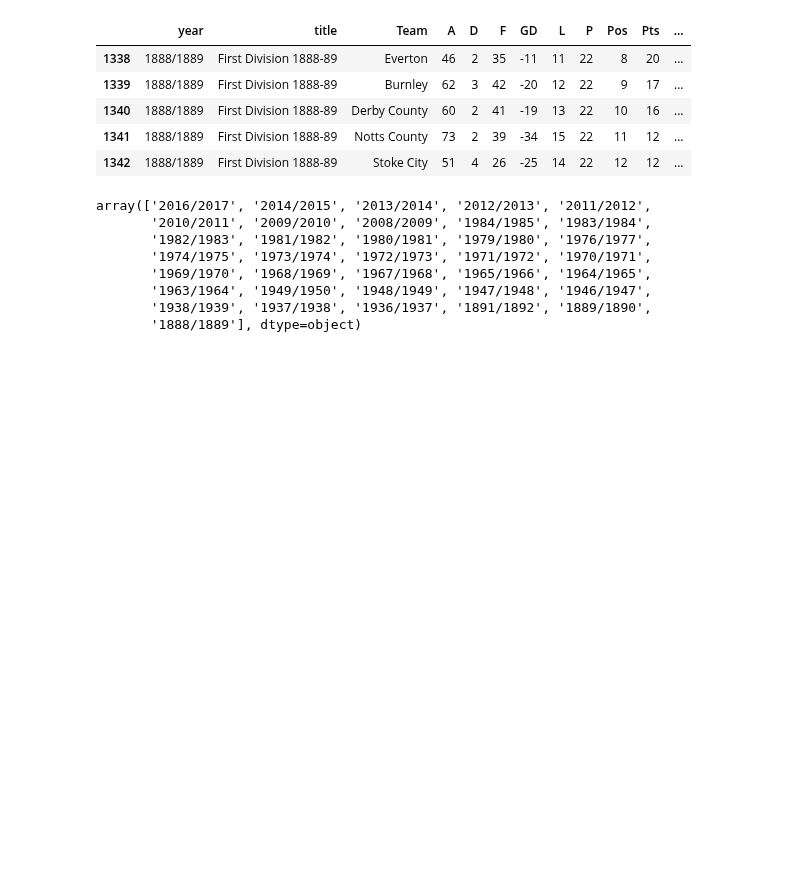
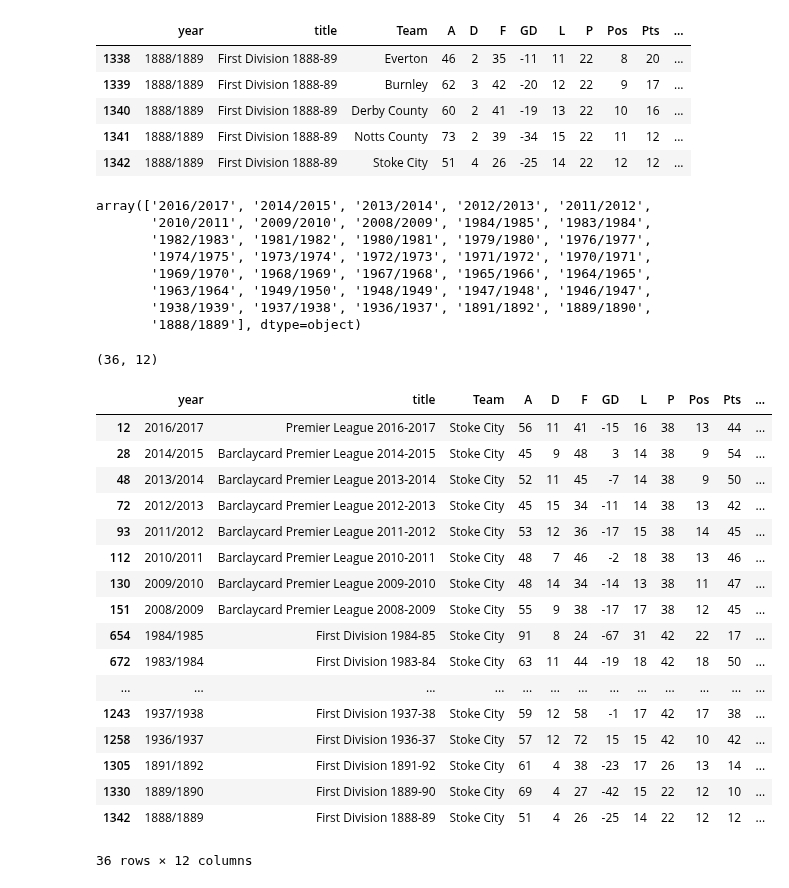
Before and after one commit to myfriendscallmeJ/a4, a Jupyter notebook: Project 4.ipynb, the cells around one changed output. Saved outputs shown, nothing was run; the diff lists cells and outputs as text; code cells hidden in the pictures; blank space fills up the shorter version.

```diff
--- a/Project 4.ipynb
+++ b/Project 4.ipynb
@@ -364,3 +357,28 @@ array(['2016/2017', '2014/2015', '2013/2014', '2012/2013', '2011/2012',
        '1963/1964', '1949/1950', '1948/1949', '1947/1948', '1946/1947',
        '1938/1939', '1937/1938', '1936/1937', '1891/1892', '1889/1890',
        '1888/1889'], dtype=object)
+# %%
+StokeTable.shape
+# %% [output]
+(36, 12)
+# %%
+StokeTable
+# %% [output]
+|  | year | title | Team | A | D | F | GD | L | P | Pos | Pts | ... |
+| 12 | 2016/2017 | Premier League 2016-2017 | Stoke City | 56 | 11 | 41 | -15 | 16 | 38 | 13 | 44 | ... |
+| 28 | 2014/2015 | Barclaycard Premier League 2014-2015 | Stoke City | 45 | 9 | 48 | 3 | 14 | 38 | 9 | 54 | ... |
+| 48 | 2013/2014 | Barclaycard Premier League 2013-2014 | Stoke City | 52 | 11 | 45 | -7 | 14 | 38 | 9 | 50 | ... |
+| 72 | 2012/2013 | Barclaycard Premier League 2012-2013 | Stoke City | 45 | 15 | 34 | -11 | 14 | 38 | 13 | 42 | ... |
+| 93 | 2011/2012 | Barclaycard Premier League 2011-2012 | Stoke City | 53 | 12 | 36 | -17 | 15 | 38 | 14 | 45 | ... |
+| 112 | 2010/2011 | Barclaycard Premier League 2010-2011 | Stoke City | 48 | 7 | 46 | -2 | 18 | 38 | 13 | 46 | ... |
+| 130 | 2009/2010 | Barclaycard Premier League 2009-2010 | Stoke City | 48 | 14 | 34 | -14 | 13 | 38 | 11 | 47 | ... |
+| 151 | 2008/2009 | Barclaycard Premier League 2008-2009 | Stoke City | 55 | 9 | 38 | -17 | 17 | 38 | 12 | 45 | ... |
+| 654 | 1984/1985 | First Division 1984-85 | Stoke City | 91 | 8 | 24 | -67 | 31 | 42 | 22 | 17 | ... |
+| 672 | 1983/1984 | First Division 1983-84 | Stoke City | 63 | 11 | 44 | -19 | 18 | 42 | 18 | 50 | ... |
+| ... | ... | ... | ... | ... | ... | ... | ... | ... | ... | ... | ... | ... |
+| 1243 | 1937/1938 | First Division 1937-38 | Stoke City | 59 | 12 | 58 | -1 | 17 | 42 | 17 | 38 | ... |
+| 1258 | 1936/1937 | First Division 1936-37 | Stoke City | 57 | 12 | 72 | 15 | 15 | 42 | 10 | 42 | ... |
+| 1305 | 1891/1892 | First Division 1891-92 | Stoke City | 61 | 4 | 38 | -23 | 17 | 26 | 13 | 14 | ... |
+| 1330 | 1889/1890 | First Division 1889-90 | Stoke City | 69 | 4 | 27 | -42 | 15 | 22 | 12 | 10 | ... |
+| 1342 | 1888/1889 | First Division 1888-89 | Stoke City | 51 | 4 | 26 | -25 | 14 | 22 | 12 | 12 | ... |
+36 rows × 12 columns
```
Also changed, not shown: parts of 13 cells of this notebook, 1 other file.
